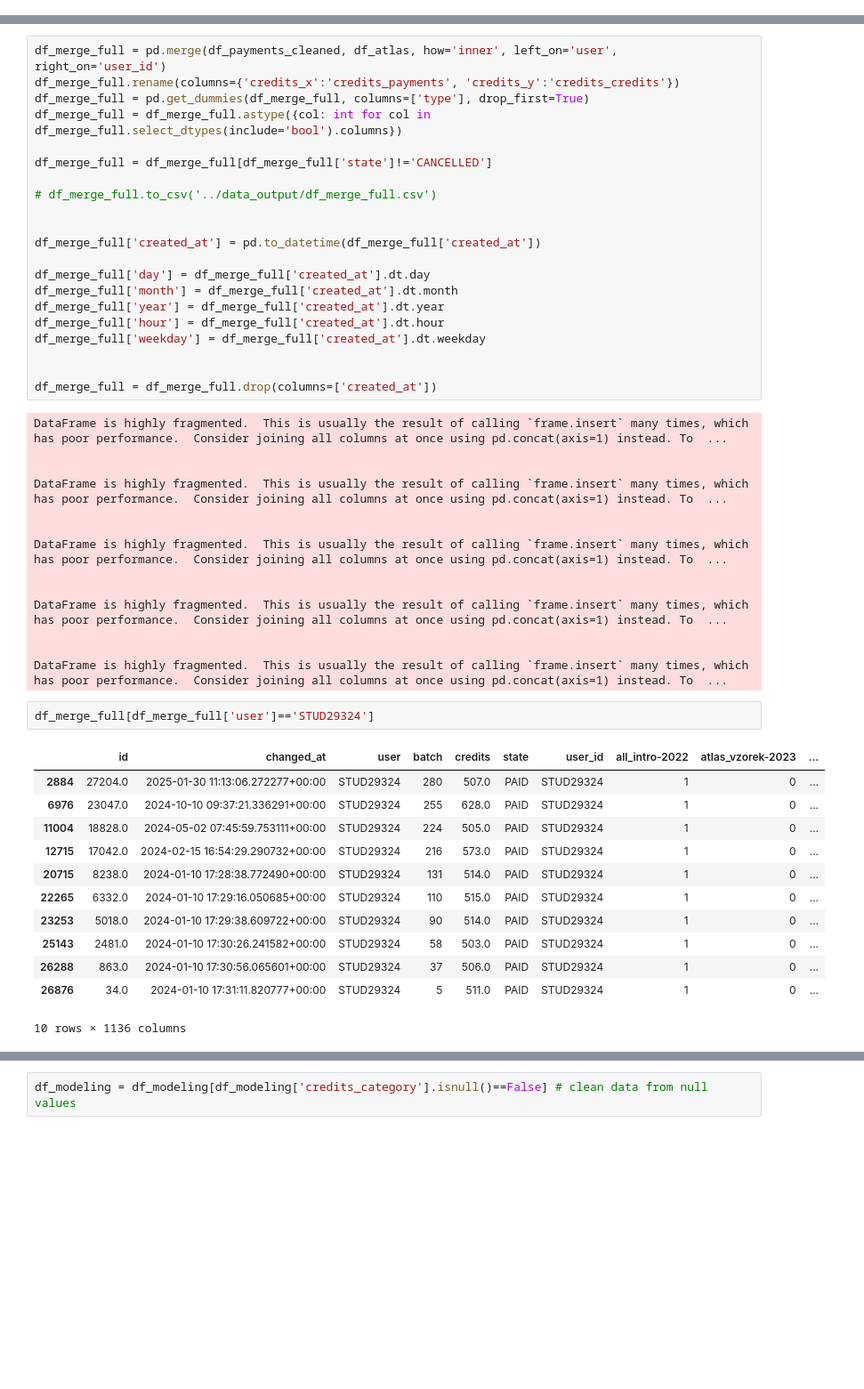
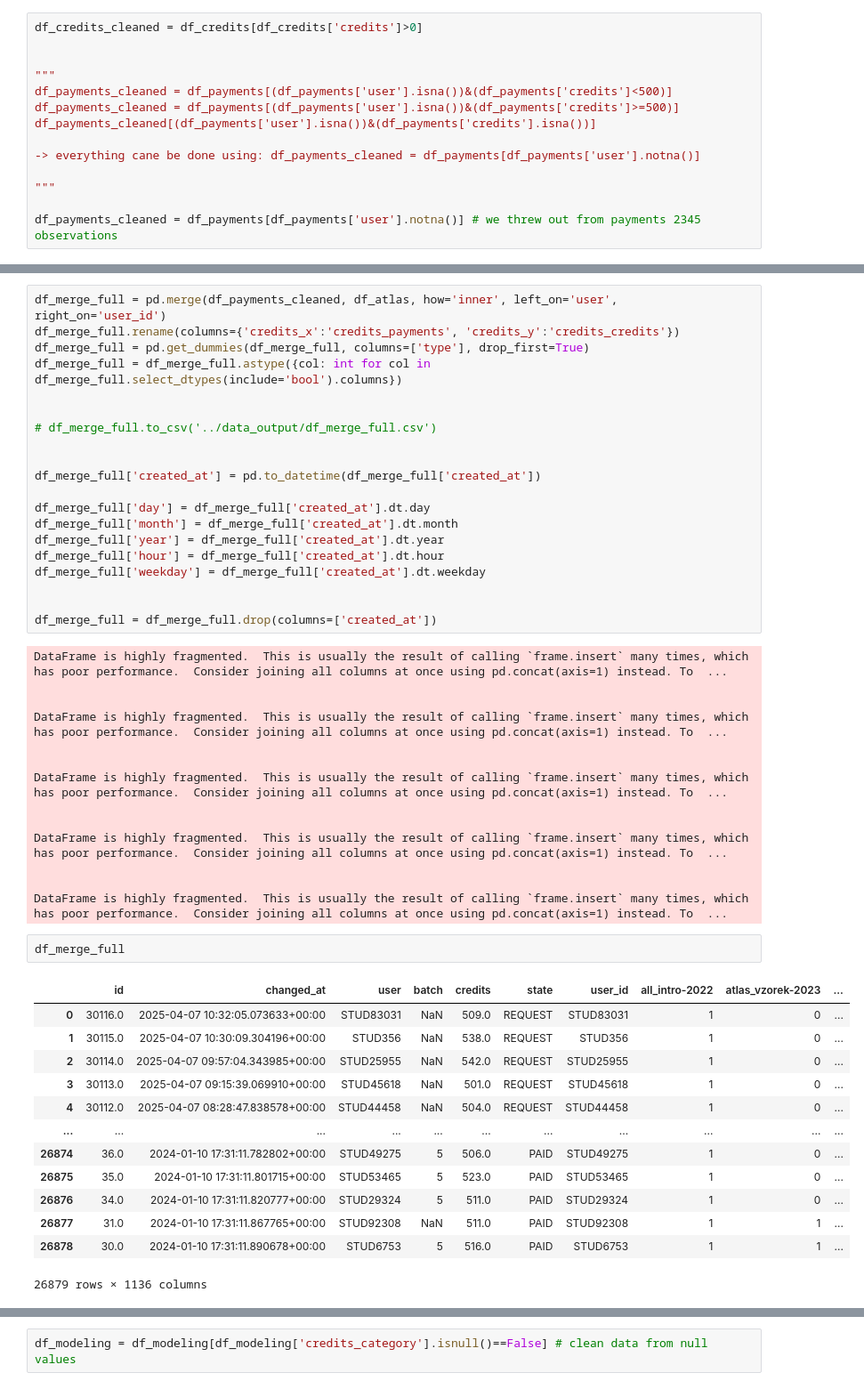
Before and after one commit to vuva00/DP-DataEight, a Jupyter notebook: sandbox/data-prep&modeling.ipynb, the cells around one changed output, grey strips where cells are left out. Shown at 89% size. Cells and saved outputs as stored; diff of their text form; blank space fills up the shorter version.

```diff
--- a/sandbox/data-prep&modeling.ipynb
+++ b/sandbox/data-prep&modeling.ipynb
@@ -84,0 +123,14 @@ df_payments_cleaned = df_payments[df_payments['id'].notna()]
+# %%
+df_credits_cleaned = df_credits[df_credits['credits']>0]
+
+
+"""
+df_payments_cleaned = df_payments[(df_payments['user'].isna())&(df_payments['credits']<500)]
+df_payments_cleaned = df_payments[(df_payments['user'].isna())&(df_payments['credits']>=500)]
+df_payments_cleaned[(df_payments['user'].isna())&(df_payments['credits'].isna())]
+
+-> everything cane be done using: df_payments_cleaned = df_payments[df_payments['user'].notna()]
+
+"""
+
+df_payments_cleaned = df_payments[df_payments['user'].notna()] # we threw out from payments 2345 observations
@@ -128,7 +196,6 @@ df_merge_full.rename(columns={'credits_x':'credits_payments', 'credits_y':'credi
 df_merge_full = pd.get_dummies(df_merge_full, columns=['type'], drop_first=True)
 df_merge_full = df_merge_full.astype({col: int for col in df_merge_full.select_dtypes(include='bool').columns})
 
-df_merge_full = df_merge_full[df_merge_full['state']!='CANCELLED']
 
 # df_merge_full.to_csv('../data_output/df_merge_full.csv')
 
@@ -157,21 +224,22 @@ DataFrame is highly fragmented.  This is usually the result of calling `frame.in
 
 
 DataFrame is highly fragmented.  This is usually the result of calling `frame.insert` many times, which has poor performance.  Consider joining all columns at once using pd.concat(axis=1) instead. To  ...
-# %%
-df_merge_full[df_merge_full['user']=='STUD29324']
-# %% [output]
-|  | id | changed_at | user | batch | credits | state | user_id | all_intro-2022 | atlas_vzorek-2023 | ... |
-| 2884 | 27204.0 | 2025-01-30 11:13:06.272277+00:00 | STUD29324 | 280 | 507.0 | PAID | STUD29324 | 1 | 0 | ... |
-| 6976 | 23047.0 | 2024-10-10 09:37:21.336291+00:00 | STUD29324 | 255 | 628.0 | PAID | STUD29324 | 1 | 0 | ... |
-| 11004 | 18828.0 | 2024-05-02 07:45:59.753111+00:00 | STUD29324 | 224 | 505.0 | PAID | STUD29324 | 1 | 0 | ... |
-| 12715 | 17042.0 | 2024-02-15 16:54:29.290732+00:00 | STUD29324 | 216 | 573.0 | PAID | STUD29324 | 1 | 0 | ... |
-| 20715 | 8238.0 | 2024-01-10 17:28:38.772490+00:00 | STUD29324 | 131 | 514.0 | PAID | STUD29324 | 1 | 0 | ... |
-| 22265 | 6332.0 | 2024-01-10 17:29:16.050685+00:00 | STUD29324 | 110 | 515.0 | PAID | STUD29324 | 1 | 0 | ... |
-| 23253 | 5018.0 | 2024-01-10 17:29:38.609722+00:00 | STUD29324 | 90 | 514.0 | PAID | STUD29324 | 1 | 0 | ... |
-| 25143 | 2481.0 | 2024-01-10 17:30:26.241582+00:00 | STUD29324 | 58 | 503.0 | PAID | STUD29324 | 1 | 0 | ... |
-| 26288 | 863.0 | 2024-01-10 17:30:56.065601+00:00 | STUD29324 | 37 | 506.0 | PAID | STUD29324 | 1 | 0 | ... |
-| 26876 | 34.0 | 2024-01-10 17:31:11.820777+00:00 | STUD29324 | 5 | 511.0 | PAID | STUD29324 | 1 | 0 | ... |
-10 rows × 1136 columns
+# %%
+df_merge_full
+# %% [output]
+|  | id | changed_at | user | batch | credits | state | user_id | all_intro-2022 | atlas_vzorek-2023 | ... |
+| 0 | 30116.0 | 2025-04-07 10:32:05.073633+00:00 | STUD83031 | NaN | 509.0 | REQUEST | STUD83031 | 1 | 0 | ... |
+| 1 | 30115.0 | 2025-04-07 10:30:09.304196+00:00 | STUD356 | NaN | 538.0 | REQUEST | STUD356 | 1 | 0 | ... |
+| 2 | 30114.0 | 2025-04-07 09:57:04.343985+00:00 | STUD25955 | NaN | 542.0 | REQUEST | STUD25955 | 1 | 0 | ... |
+| 3 | 30113.0 | 2025-04-07 09:15:39.069910+00:00 | STUD45618 | NaN | 501.0 | REQUEST | STUD45618 | 1 | 0 | ... |
+| 4 | 30112.0 | 2025-04-07 08:28:47.838578+00:00 | STUD44458 | NaN | 504.0 | REQUEST | STUD44458 | 1 | 0 | ... |
+| ... | ... | ... | ... | ... | ... | ... | ... | ... | ... | ... |
+| 26874 | 36.0 | 2024-01-10 17:31:11.782802+00:00 | STUD49275 | 5 | 506.0 | PAID | STUD49275 | 1 | 0 | ... |
+| 26875 | 35.0 | 2024-01-10 17:31:11.801715+00:00 | STUD53465 | 5 | 523.0 | PAID | STUD53465 | 1 | 0 | ... |
+| 26876 | 34.0 | 2024-01-10 17:31:11.820777+00:00 | STUD29324 | 5 | 511.0 | PAID | STUD29324 | 1 | 0 | ... |
+| 26877 | 31.0 | 2024-01-10 17:31:11.867765+00:00 | STUD92308 | NaN | 511.0 | PAID | STUD92308 | 1 | 1 | ... |
+| 26878 | 30.0 | 2024-01-10 17:31:11.890678+00:00 | STUD6753 | 5 | 516.0 | PAID | STUD6753 | 1 | 1 | ... |
+26879 rows × 1136 columns
 # %%
 # split dataset into three categories
 
```
Also changed, not shown: parts of 17 cells of this notebook, 7 other files.
